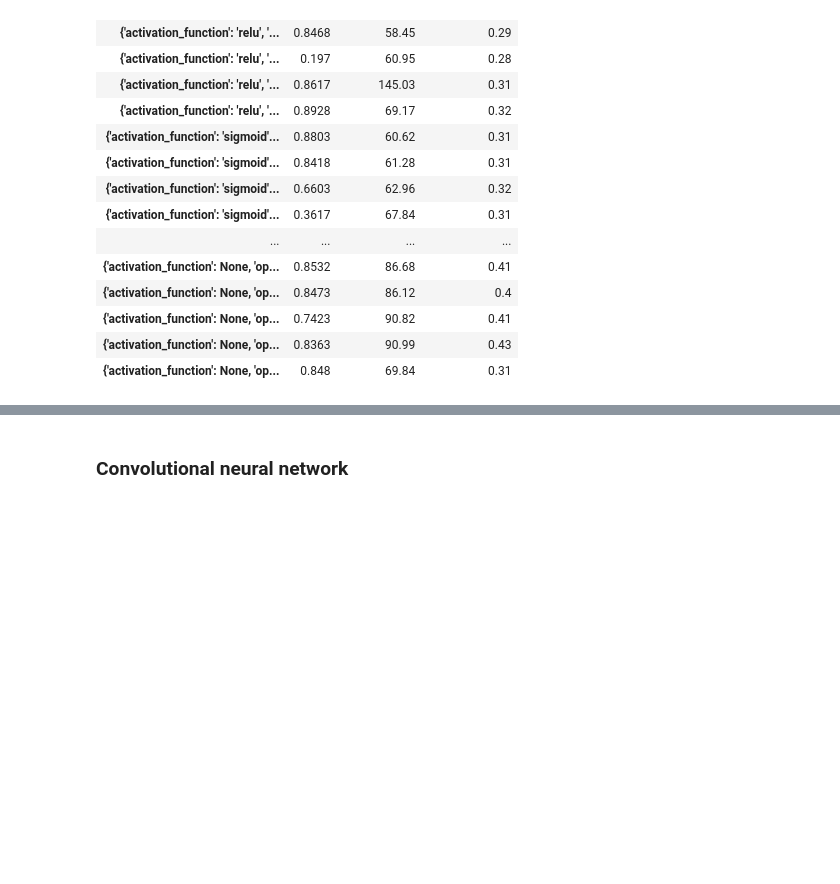
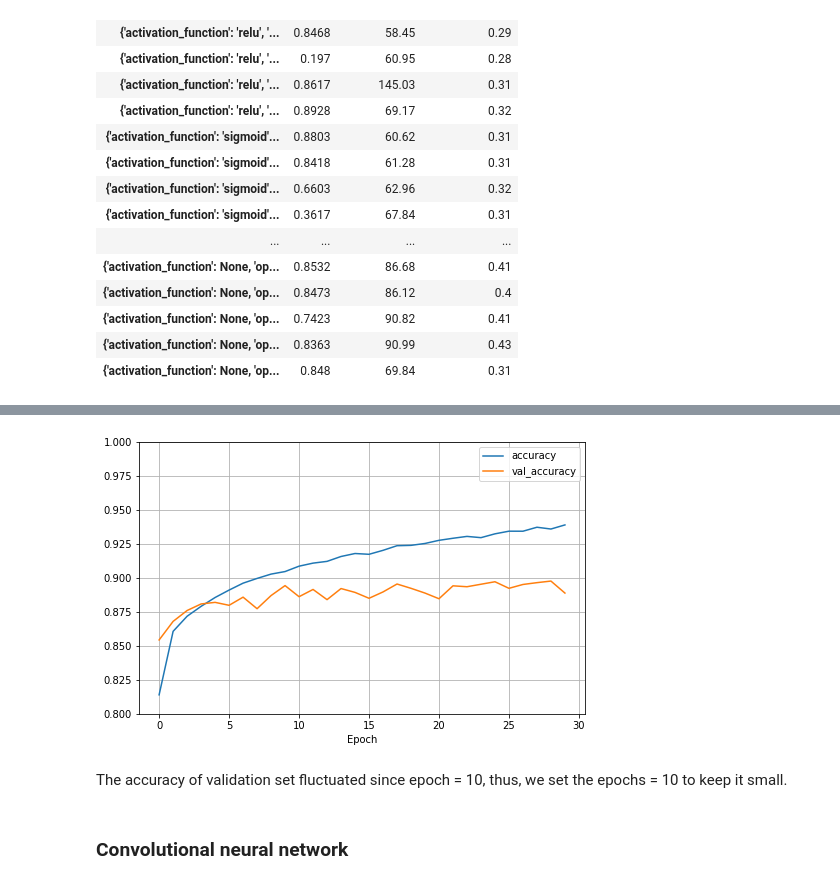
Before and after one commit to zzha9494/machine-learning-exercises, a Jupyter notebook: a2-490576560-520653377.ipynb, the cells around one changed output, grey strips where cells are left out. Cells and saved outputs as stored; diff of their text form; code cells hidden in the pictures; blank space fills up the shorter version.

```diff
--- a/a2-490576560-520653377.ipynb
+++ b/a2-490576560-520653377.ipynb
@@ -843,0 +850,9 @@ Test set score: 0.8850
+# %%
+# build a model with paras we just chose
+mlp_model = build_mlp(activation_function="relu")
+
+mlp_model.summary()
+
+mlp_model.compile(loss='sparse_categorical_crossentropy',
+              optimizer=keras.optimizers.Adam(learning_rate=0.001),
+              metrics=['accuracy'])
@@ -843,0 +877,2 @@ Test set score: 0.8850
+# %%
+mlp_history = mlp_model.fit(X_train, y_train, epochs=30, validation_data=(X_valid, y_valid))
@@ -844,3 +886,17 @@ Test set score: 0.8850
+# %%
+# Convert the history dictionary to a Pandas dataframe and extract the accuracies
+accuracies = pd.DataFrame(mlp_history.history)[['accuracy', 'val_accuracy']]
+
+# Plot the accuracies
+accuracies.plot(figsize=(8, 5))
+plt.grid(True)
+plt.gca().set_ylim(0.8, 1)
+plt.xlabel('Epoch')
+plt.show()
+# %% [output]
+[figure, added]
+# %% [markdown]
+The accuracy of validation set fluctuated since epoch = 10, thus, we set the epochs = 10 to keep it small.
 # %% [markdown]
 ### Convolutional neural network
 # %% [markdown]
```
Also changed, not shown: parts of 11 cells of this notebook.
